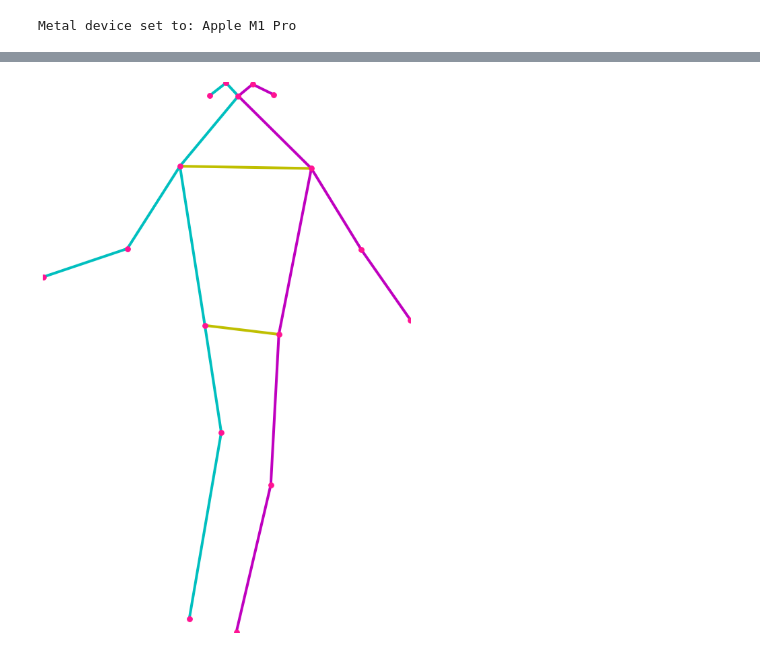
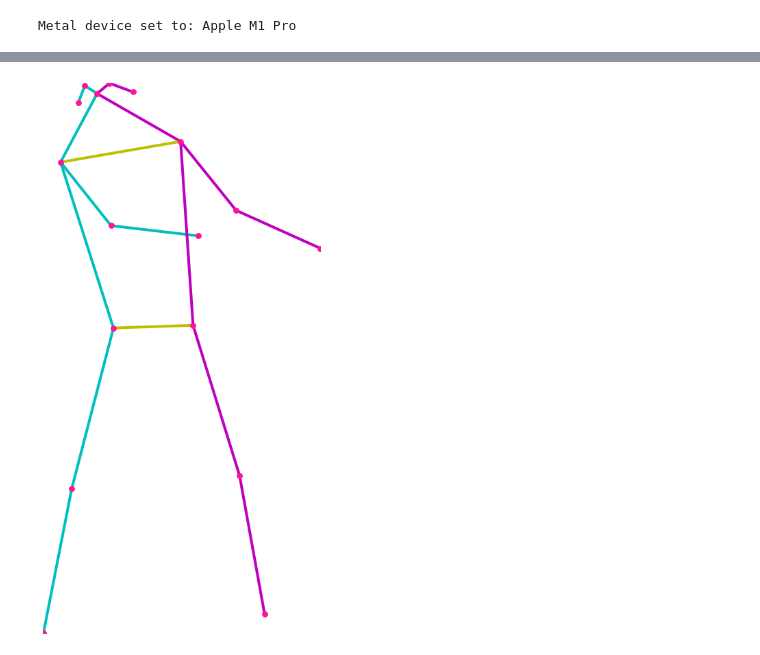
Before and after one commit to broadwell/choreo_k_nbdev1, a Jupyter notebook: 00_movenet_detector.ipynb, the cells around one changed output, grey strips where cells are left out. Drawn from its saved outputs; the diff is of its cells as text; code cells hidden in the pictures.

Commit message:
Non-detector updates

```diff
--- a/00_movenet_detector.ipynb
+++ b/00_movenet_detector.ipynb
@@ -954,6 +1037,6 @@ video FPS: 30.0
 # %%
 import pickle
-pose_output = pickle.load(open("../tiktok/Permission_to_Dance/user_video/enayy_04.p", "rb"))
+pose_output = pickle.load(open("../tiktok/BTS-Permission_to_Dance/user_video/enayy_04.p", "rb"))
 # %%
 np.set_printoptions(suppress=True)
 print(pose_output[300]['figures'][0].data)
@@ -994,4 +1081,0 @@ detections = teddy.detect_image("../tiktok/pose_excerpts/BTS_Practice.png",viz=T
-# %%
-import pickle
-pose_output = teddy.detect_video("../theater_videos/Einstein.mp4", start_seconds=6310, end_seconds=7288, write_images=True, images_too=False)
-pickle.dump(pose_output, open("../theater_videos/Einstein_Ballet_6310_to_7288.p", "wb"))
@@ -1014,7 +1101,7 @@ pose_capture = teddy.detect_webcam(images_too=False)
 # %%
-teddy.visualize_detections(pose_output[1030]['figures'])
+teddy.visualize_detections(pose_output[300]['figures'])
 # %% [output]
-[figure, old version]
+[figure, new version]
 # %%
 image_plot = teddy.draw_predictions_on_image(pose_output[50]['image'], pose_output[50]['figures'], blank_background=True)
 plt.figure(figsize=(5, 5))
```
Also changed, not shown: parts of 14 cells of this notebook, 36 other files.
